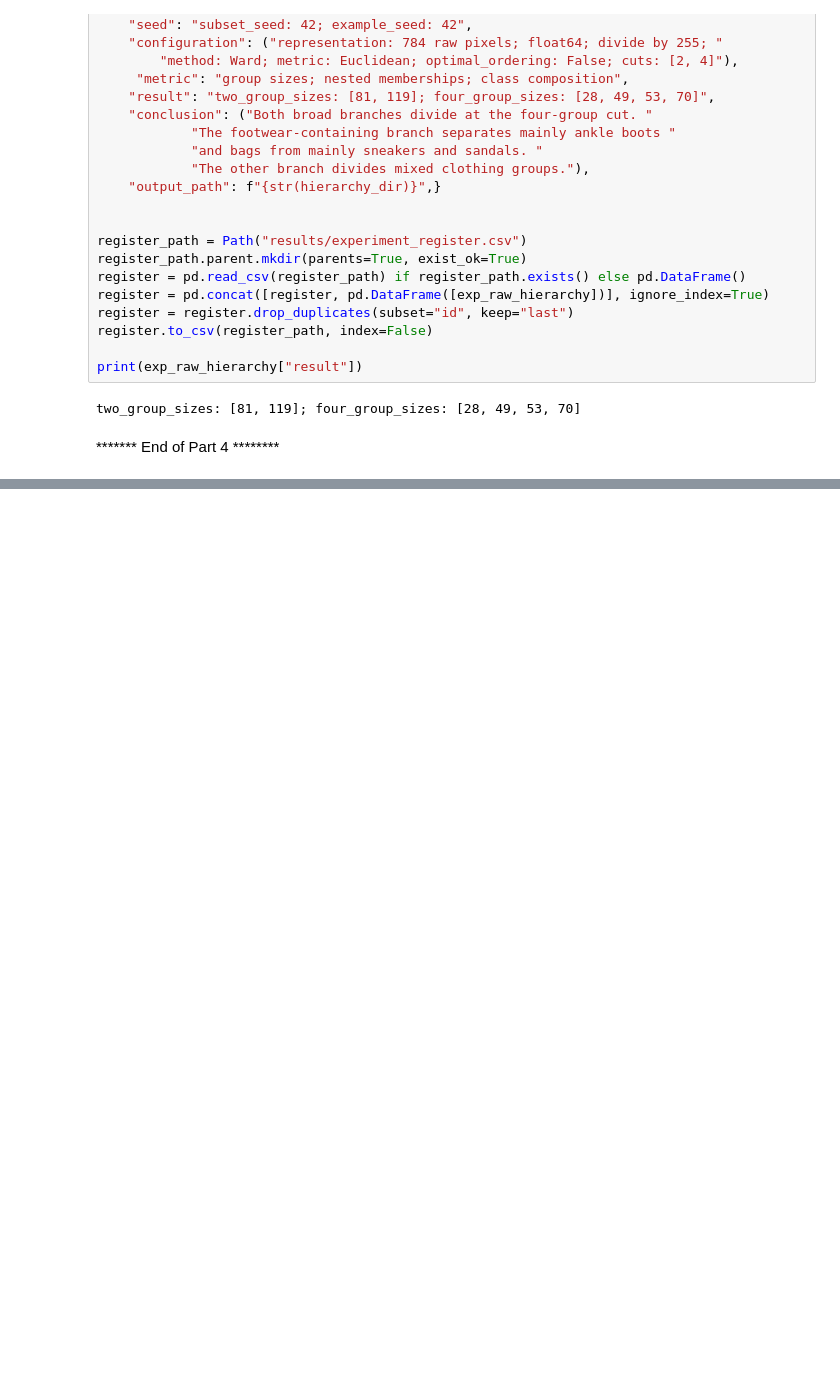
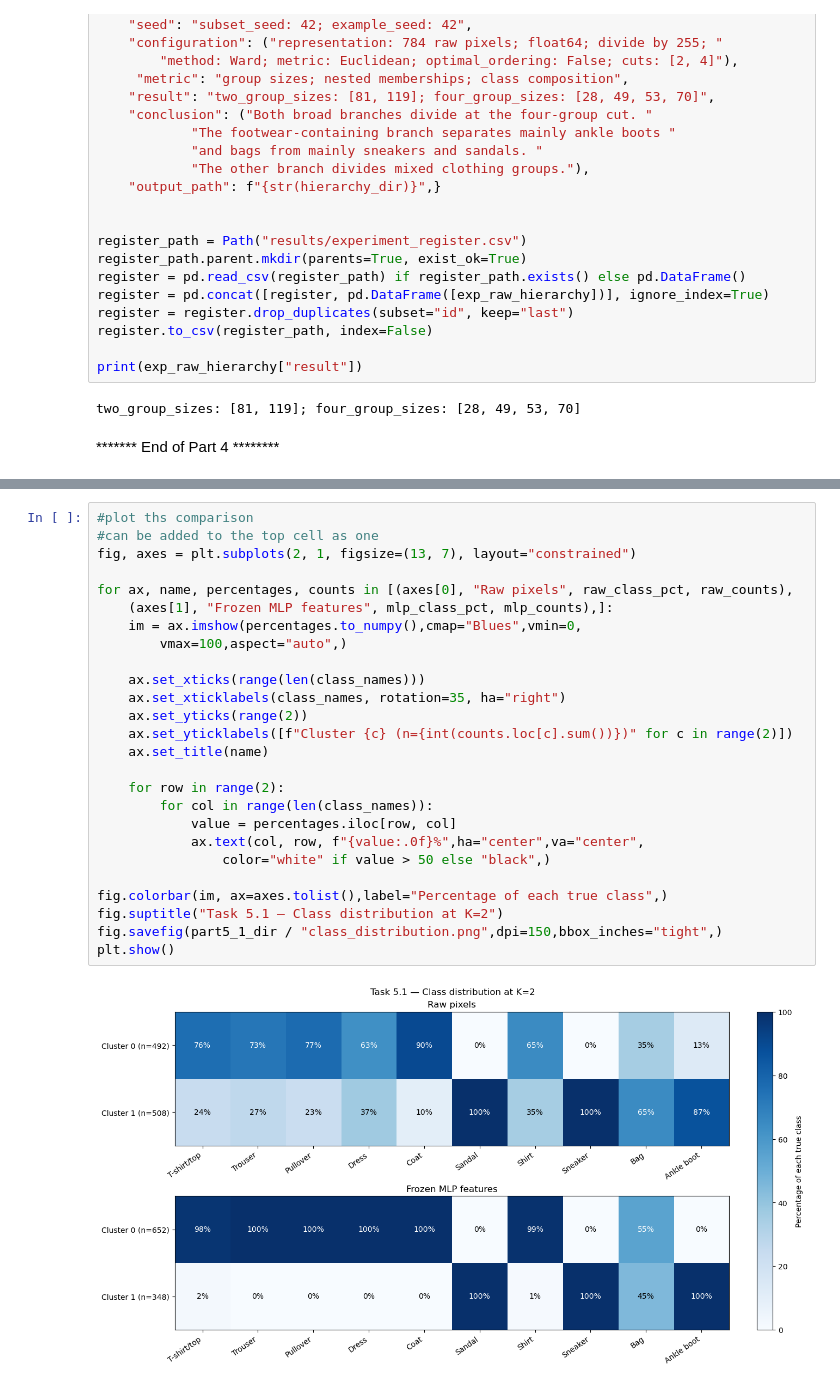
Before and after one commit to selvathandavarayan-crypto/ec251098-ML, a Jupyter notebook: ML_CW_2026.ipynb, the cells around one changed output, grey strips where cells are left out. Drawn from its saved outputs; the diff is of its cells as text; blank space fills up the shorter version.

```diff
--- a/ML_CW_2026.ipynb
+++ b/ML_CW_2026.ipynb
@@ -2548,0 +2917,28 @@ two_group_sizes: [81, 119]; four_group_sizes: [28, 49, 53, 70]
+# %%
+#plot ths comparison
+#can be added to the top cell as one
+fig, axes = plt.subplots(2, 1, figsize=(13, 7), layout="constrained")
+
+for ax, name, percentages, counts in [(axes[0], "Raw pixels", raw_class_pct, raw_counts),
+    (axes[1], "Frozen MLP features", mlp_class_pct, mlp_counts),]:
+    im = ax.imshow(percentages.to_numpy(),cmap="Blues",vmin=0,
+        vmax=100,aspect="auto",)
+
+    ax.set_xticks(range(len(class_names)))
+    ax.set_xticklabels(class_names, rotation=35, ha="right")
+    ax.set_yticks(range(2))
+    ax.set_yticklabels([f"Cluster {c} (n={int(counts.loc[c].sum())})" for c in range(2)])
+    ax.set_title(name)
+
+    for row in range(2):
+        for col in range(len(class_names)):
+            value = percentages.iloc[row, col]
+            ax.text(col, row, f"{value:.0f}%",ha="center",va="center",
+                color="white" if value > 50 else "black",)
+
+fig.colorbar(im, ax=axes.tolist(),label="Percentage of each true class",)
+fig.suptitle("Task 5.1 — Class distribution at K=2")
+fig.savefig(part5_1_dir / "class_distribution.png",dpi=150,bbox_inches="tight",)
+plt.show()
+# %% [output]
+[figure, added]
```
Also changed, not shown: parts of 20 cells of this notebook.
